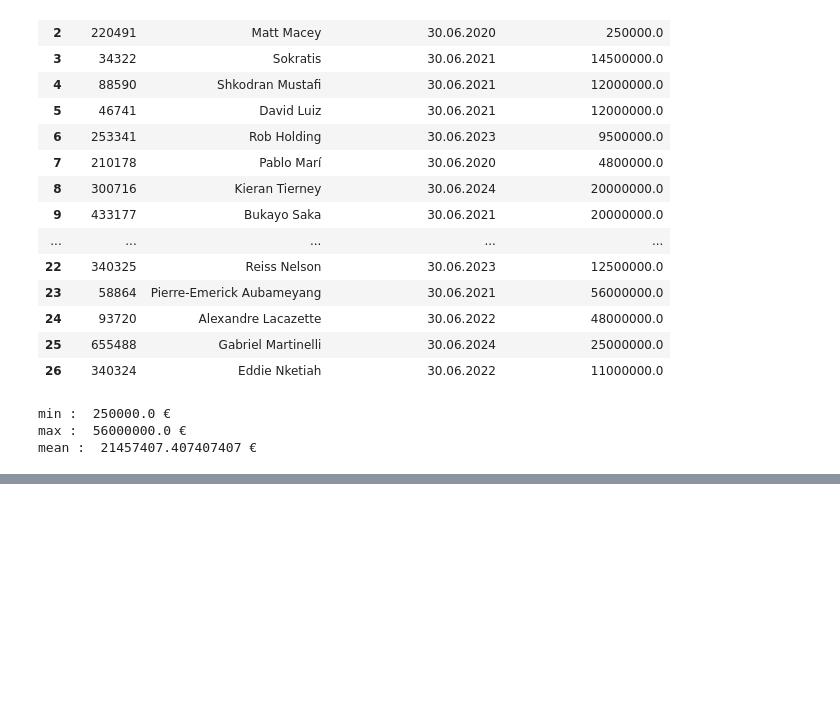
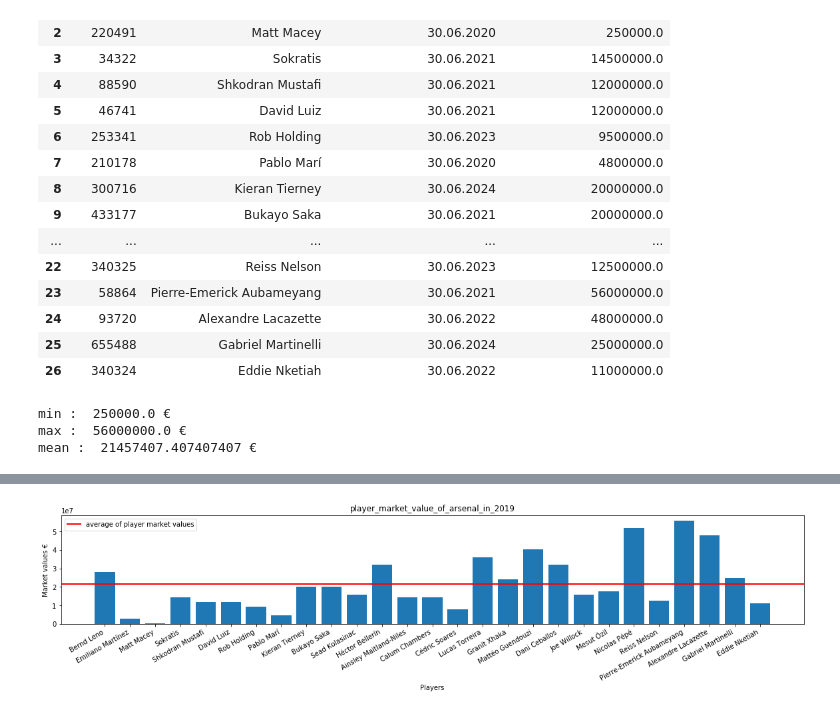
Before and after one commit to paul-mathieu/english-football-leagues, a Jupyter notebook: jupyter_notebook/Data_visualization.ipynb, the cells around one changed output, grey strips where cells are left out. Cells and saved outputs as stored; diff of their text form; code cells hidden in the pictures; blank space fills up the shorter version.

```diff
--- a/jupyter_notebook/Data_visualization.ipynb
+++ b/jupyter_notebook/Data_visualization.ipynb
@@ -63,0 +106,24 @@ mean :  21457407.407407407 €
+# %%
+#This next line makes our charts show up in the notebook
+%matplotlib inline
+
+table = pd.read_csv(csv_file_name)
+table.head()
+
+#Create bar chart
+plt.figure(figsize=(20, 3))  # width:20, height:3, change the size of the chart
+plt.bar(x=np.arange(1,28),height=table['player_market_value_€'])
+plt.title(csv_file_name[:len(csv_file_name)-4])
+plt.xticks(np.arange(1,28), table['player_name'], rotation=30, ha='right')
+
+#Give the x and y axes a title
+plt.xlabel("Players")
+plt.ylabel("Market values €")
+
+#Display the mean line of player market values
+plt.axhline(statistics.mean(player_market_value_E), color='red', linewidth=2, label="average of player market values")
+plt.legend(loc='upper left')
+#show the bar chart
+plt.show()
+# %% [output]
+[figure, added]
```
Also changed, not shown: parts of 3 cells of this notebook.
